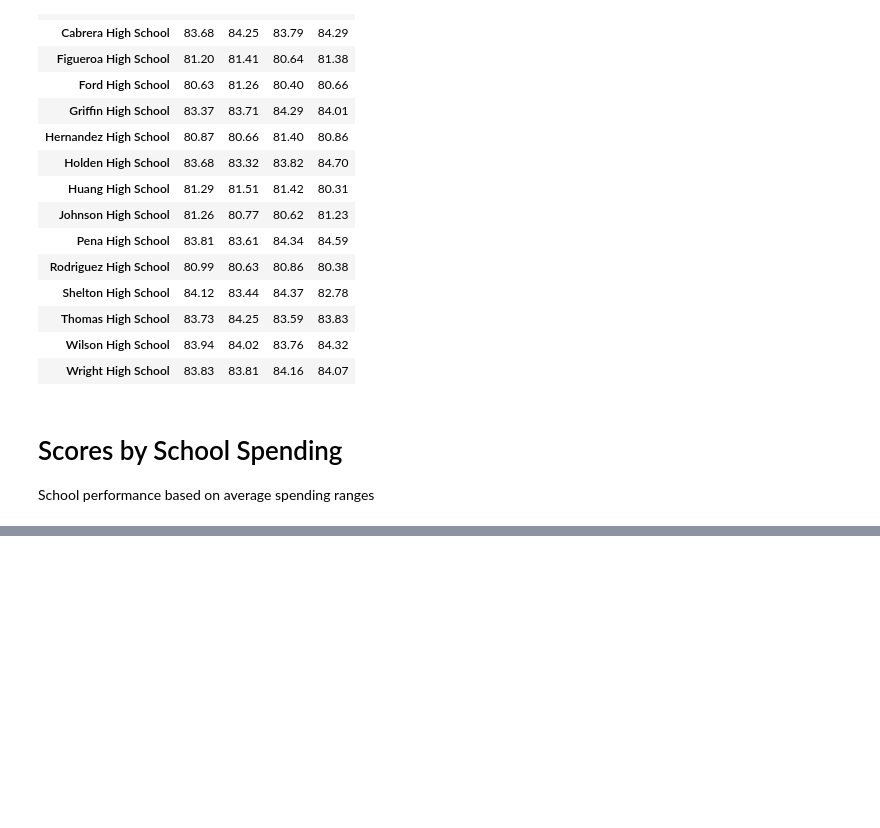
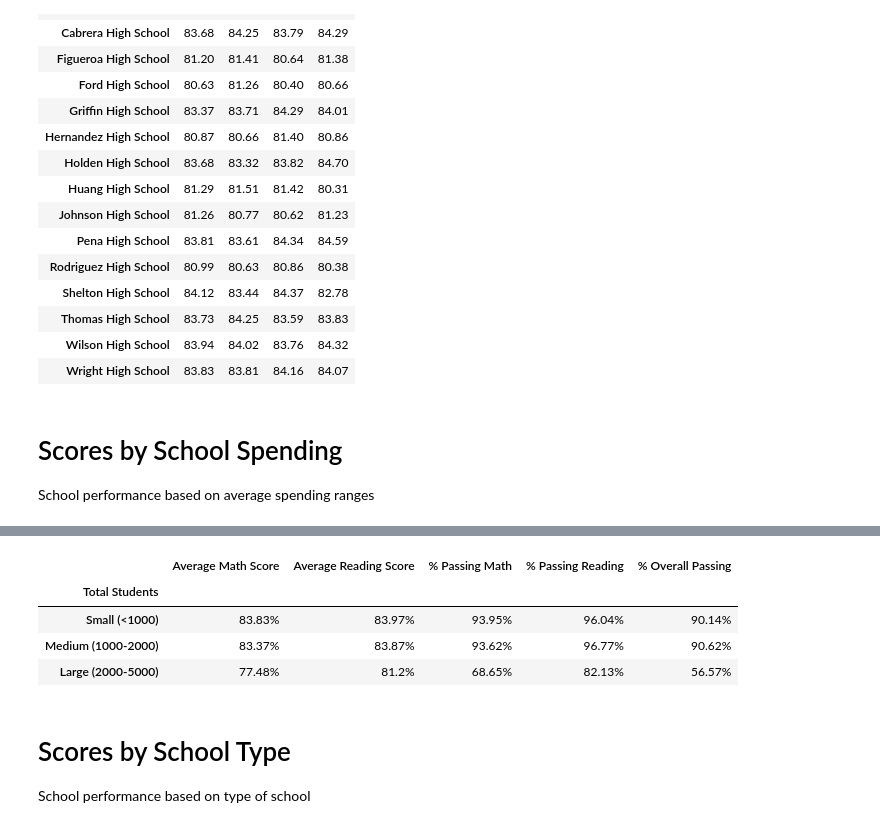
Before and after one commit to bfraser4/Pandas-Challenge, a Jupyter notebook: PyCitySchools/PyCitySchools.ipynb, the cells around one changed output, grey strips where cells are left out. Cells and saved outputs as stored; diff of their text form; code cells hidden in the pictures; blank space fills up the shorter version.

```diff
--- a/PyCitySchools/PyCitySchools.ipynb
+++ b/PyCitySchools/PyCitySchools.ipynb
@@ -244,0 +270,30 @@ renamed_df["spending_ranges"] = pd.cut(renamed_df["budget"])
+# %%
+#Use 4 reasonable bins to group school size
+bins = [0, 999, 1999, 5000]
+group_name = ["Small (<1000)", "Medium (1000-2000)", "Large (2000-5000)"]
+
+renamed_df["School Size"] = pd.cut(renamed_df["Size"], bins, labels = group_name)
+
+size_groups = renamed_df.groupby("School Size")
+
+#Calculate using mean, count, and groupby
+average_math = round(size_groups["Math Score"].mean(),2)
+average_reading = round(size_groups["Reading Score"].mean(),2)
+math_percentage = round(renamed_df[renamed_df["Math Score"] >= 70].groupby("School Size")["Student ID"].count()/size_groups["Student ID"].count() * 100,2)
+reading_percentage = round(renamed_df[renamed_df["Reading Score"] >= 70].groupby("School Size")["Student ID"].count()/size_groups["Student ID"].count() * 100,2)
+overall_percentage = round(renamed_df[(renamed_df["Reading Score"] >= 70) & (renamed_df["Math Score"] >= 70)].groupby("School Size")["Student ID"].count()/size_groups["Student ID"].count() * 100,2)
+# %%
+#Create new DataFrame
+school_size = pd.DataFrame({"Average Math Score":average_math, "Average Reading Score":average_reading, "% Passing Math":math_percentage, "% Passing Reading":reading_percentage, "% Overall Passing":overall_percentage})
+school_size.index.name = "Total Students"
+school_size.style.format("{:}%")
+# %% [output]
+|  | Average Math Score | Average Reading Score | % Passing Math | % Passing Reading | % Overall Passing |
+| Total Students |  |  |  |  |  |
+| Small (<1000) | 83.83% | 83.97% | 93.95% | 96.04% | 90.14% |
+| Medium (1000-2000) | 83.37% | 83.87% | 93.62% | 96.77% | 90.62% |
+| Large (2000-5000) | 77.48% | 81.2% | 68.65% | 82.13% | 56.57% |
+# %% [markdown]
+# Scores by School Type
+
+School performance based on type of school
```
Also changed, not shown: parts of 4 cells of this notebook, 1 other file.
